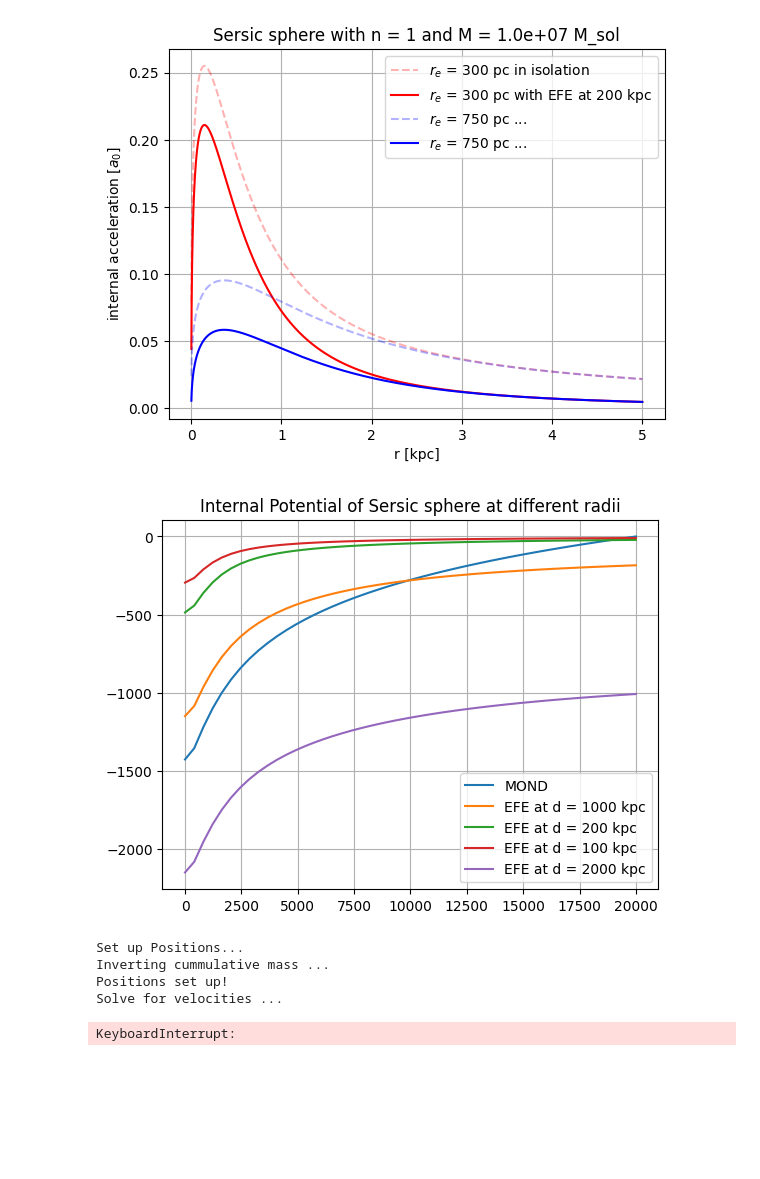
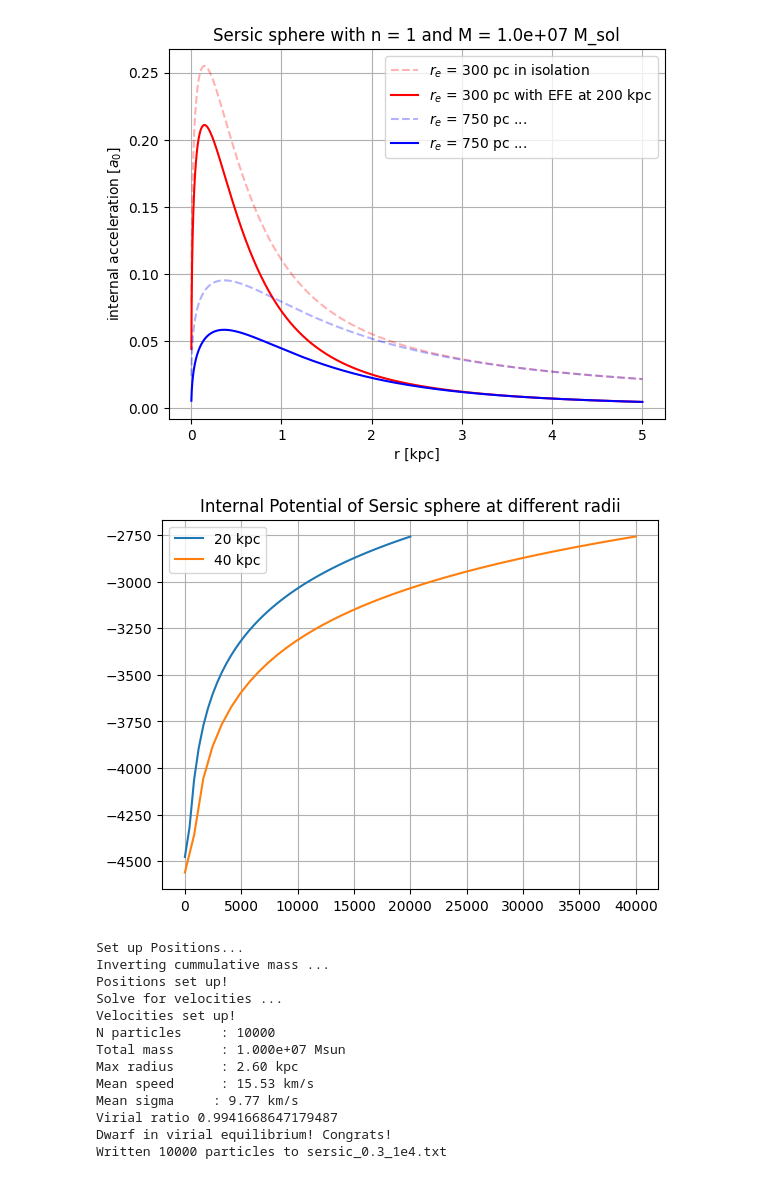
Before and after one commit to olgahinke/dwarf_por, a Jupyter notebook: dwarf_setup.ipynb, the cells around one changed output. Cells and saved outputs as stored; diff of their text form; code cells hidden in the pictures; blank space fills up the shorter version.

```diff
--- a/dwarf_setup.ipynb
+++ b/dwarf_setup.ipynb
@@ -446,28 +447,62 @@ plt.legend()
 plt.grid(True)
 # %% [output]
 [figure]
+# %%
+def mond_potential_bound(r_array, mass_enc_array, n_ext=200):
+    """
+    Potential for bound mass calculation.
+    """
+    r_array        = np.maximum(np.asarray(r_array, dtype=float), 1.0)
+    r_max = np.max(r_array)
+    mass_enc_array = np.asarray(mass_enc_array, dtype=float)
+
+    r_cutoff =  r_max * 1000
+    M_tot = mass_enc_array[-1]
+
+    r_tail   = np.geomspace(r_max, r_cutoff, n_ext)
+    g_tail   = g_mond(r_tail, M_tot)
+    phi_tail = cumulative_trapezoid(g_tail, r_tail, initial=0)
+    total_tail = phi_tail[-1]
+    phi_tail   = phi_tail - total_tail
+
+    g_tail   = g_mond(r_tail, M_tot)
+    g_arr = g_mond(r_array, mass_enc_array)
+
+    phi   = cumulative_trapezoid(g_arr[::-1], r_array[::-1], initial=0)[::-1]
+    phi_tail = cumulative_trapezoid(g_tail[::-1], r_tail[::-1], initial=0)[::-1]
+
+    phi += phi_tail[0]
+
+    return phi
 # %%
-r = np.linspace(0.01,20000)
-m_enc = sersic_mass(r, 1e7, 1, 750)
-plt.plot(r, mond_potential(r, m_enc), label="MOND")
-plt.plot(r, mond_potential_efe(r, m_enc, 1000, 8.4e10), label="EFE at d = 1000 kpc")
-plt.plot(r, mond_potential_efe(r, m_enc, 200, 8.4e10), label="EFE at d = 200 kpc")
-plt.plot(r, mond_potential_efe(r, m_enc, 100, 8.4e10), label="EFE at d = 100 kpc")
-plt.plot(r, mond_potential_efe(r, m_enc, 2000, 8.4e10), label="EFE at d = 2000 kpc")
+r_2 = np.linspace(0.01,20000)
+r_4 = np.linspace(0.01,40000)
+m_enc_2 = sersic_mass(r_2, 1e7, 1, 300)
+m_enc_4 = sersic_mass(r_4, 1e7, 1, 300)
+plt.plot(r_2, mond_potential_bound(r_2, m_enc_2), label="20 kpc")
+plt.plot(r_4, mond_potential_bound(r_4, m_enc_4), label="40 kpc")
 plt.legend()
 plt.grid(True)
 plt.title("Internal Potential of Sersic sphere at different radii")
 plt.show()
 # %% [output]
-[figure, old version]
+[figure, new version]
 # %%
 R = 200
 M_host = 8.4e10
-pos, vel, mass, r, sigma = get_dwarf(profile="sersic", mond= True, r_e = 3000, n = 0.5,  N= 1000, M = M_host, r_max = 60, R = R, M_host = M_host, efe = False)
-write_ramses_txt("mw_3_0.5.txt", pos, vel, mass)
+pos, vel, mass, r, sigma = get_dwarf(profile="sersic", mond= True, r_e = 300, n = 1,  N= 10000, M = 1e7, r_max = 6, R = R, M_host = M_host, efe = False)
+write_ramses_txt("sersic_0.3_1e4.txt", pos, vel, mass)
 # %% [output]
 Set up Positions...
 Inverting cummulative mass ...
 Positions set up!
 Solve for velocities ...
+Velocities set up!
+N particles     : 10000
+Total mass      : 1.000e+07 Msun
+Max radius      : 2.60 kpc
+Mean speed      : 15.53 km/s
+Mean sigma     : 9.77 km/s
+Virial ratio 0.9941668647179487
+Dwarf in virial equilibrium! Congrats!
+Written 10000 particles to sersic_0.3_1e4.txt
-KeyboardInterrupt:
```
Also changed, not shown: parts of 3 cells of this notebook, 13 other files.
